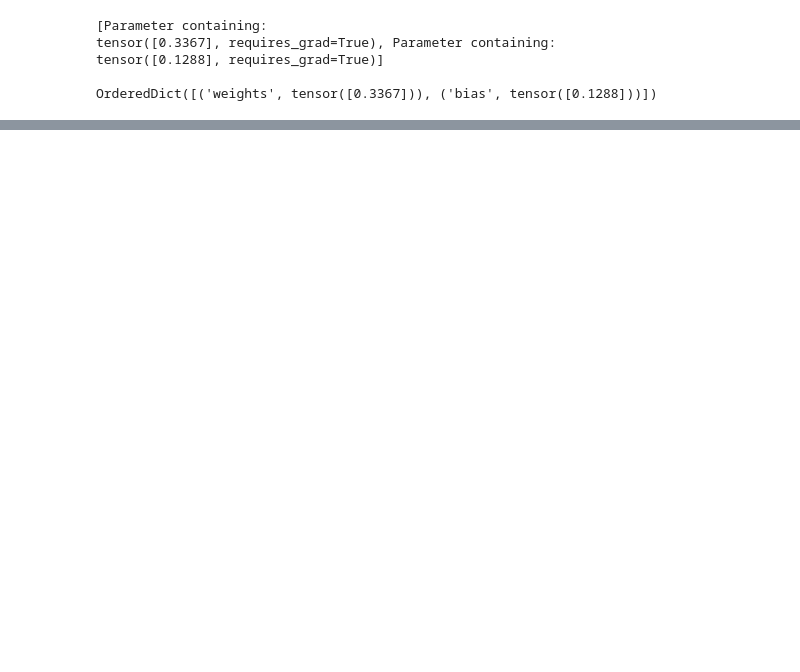
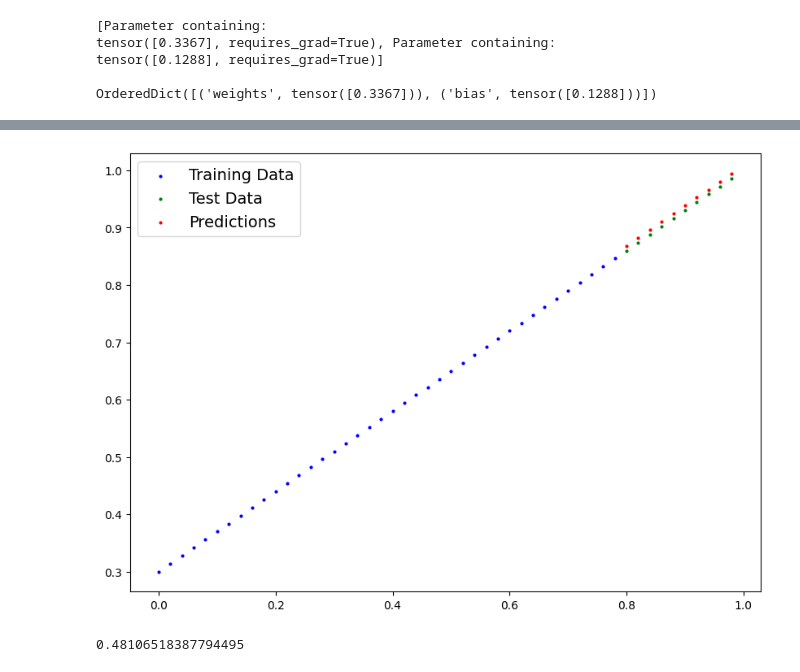
Before and after one commit to mathfish/LearningTopics, a Jupyter notebook: Books/PytorchMastery/PyTorchWorkflow.ipynb, the cells around one changed output, grey strips where cells are left out. Saved outputs shown, nothing was run; the diff lists cells and outputs as text; code cells hidden in the pictures; blank space fills up the shorter version.

```diff
--- a/Books/PytorchMastery/PyTorchWorkflow.ipynb
+++ b/Books/PytorchMastery/PyTorchWorkflow.ipynb
@@ -116,0 +139,36 @@ OrderedDict([('weights', tensor([0.3367])), ('bias', tensor([0.1288]))])
+# %%
+# Training Loop
+torch.manual_seed(42)
+epochs = 200
+epoch_count =[]
+loss_values = []
+test_loss_values = []
+
+# 0. loop through data by num epochs
+for epoch in range(epochs):
+  # set model to training mode to set parameters that have require_grad to have graident
+  model_0.train()
+
+  # 1. forward pass
+  y_pred = model_0(X_train)
+  # 2. calculate loss
+  loss = loss_fn(y_pred, y_train)
+  # 3. optimizer zero grad - zero for next iteration since gradients accumulate
+  optimizer.zero_grad()
+  # 4. perform backprop
+  loss.backward()
+  # 5. gradient descent
+  optimizer.step()
+
+  # turns off gradient tracking and other setting not needed for testing
+  model_0.eval()
+  with torch.inference_mode():
+    test_pred = model_0(X_test)
+    test_loss = loss_fn(test_pred, y_test)
+
+  if epoch % 10 == 0:
+    epoch_count.append(epoch)
+    loss_values.append(loss)
+    test_loss_values.append(test_loss)
+    print(f"Epoch {epoch}: Loss {loss} | Test Loss: {test_loss}")
+    print(model_0.state_dict())
@@ -116,0 +193,11 @@ OrderedDict([('weights', tensor([0.3367])), ('bias', tensor([0.1288]))])
+# %%
+with torch.inference_mode():
+  y_preds_v1 = model_0(X_test)
+# %%
+plot_predictions(predictions=y_preds_v1)
+# %% [output]
+[figure, added]
+# %%
+test_loss_values[0].item()
+# %% [output]
+0.48106518387794495
```
Also changed, not shown: parts of 19 cells of this notebook.
